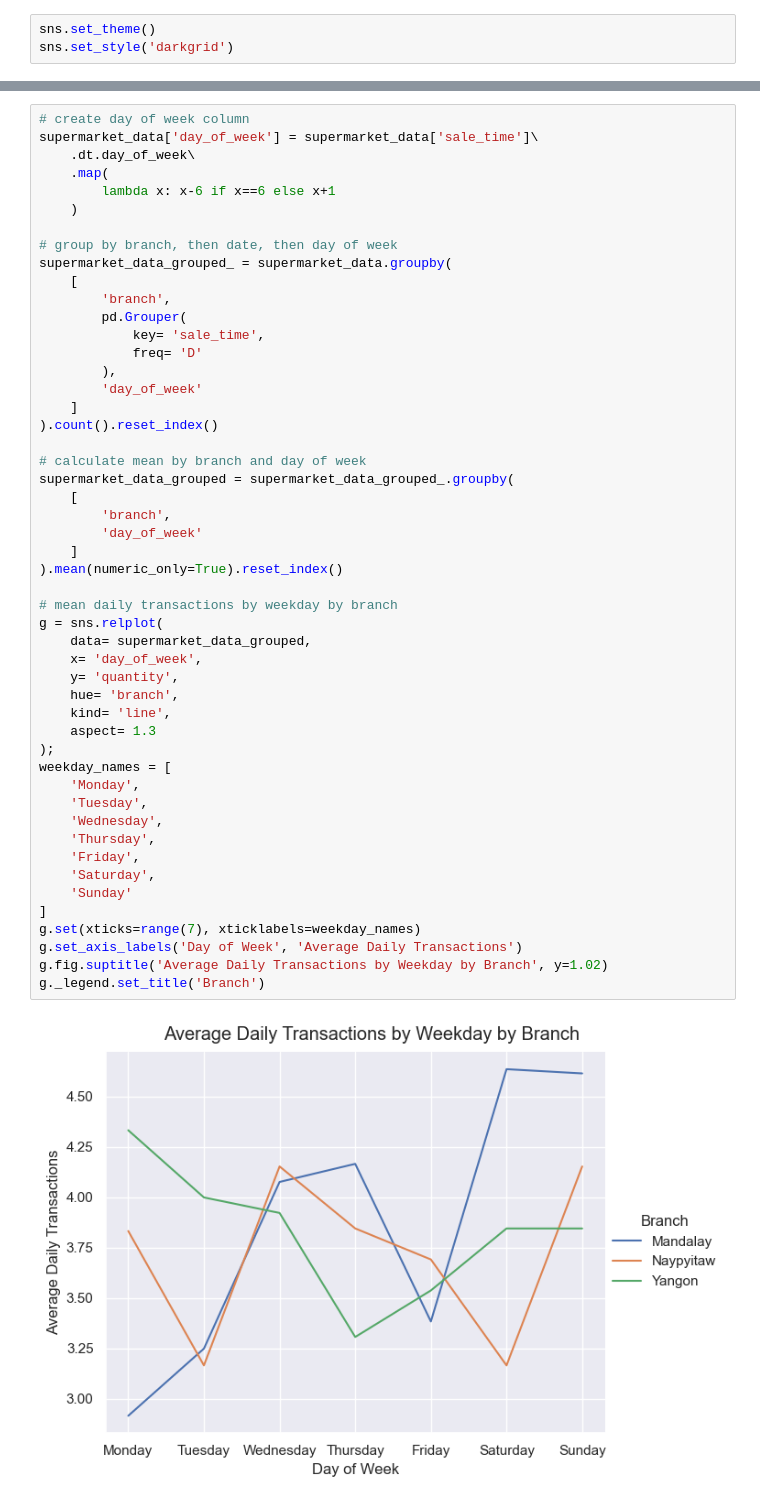
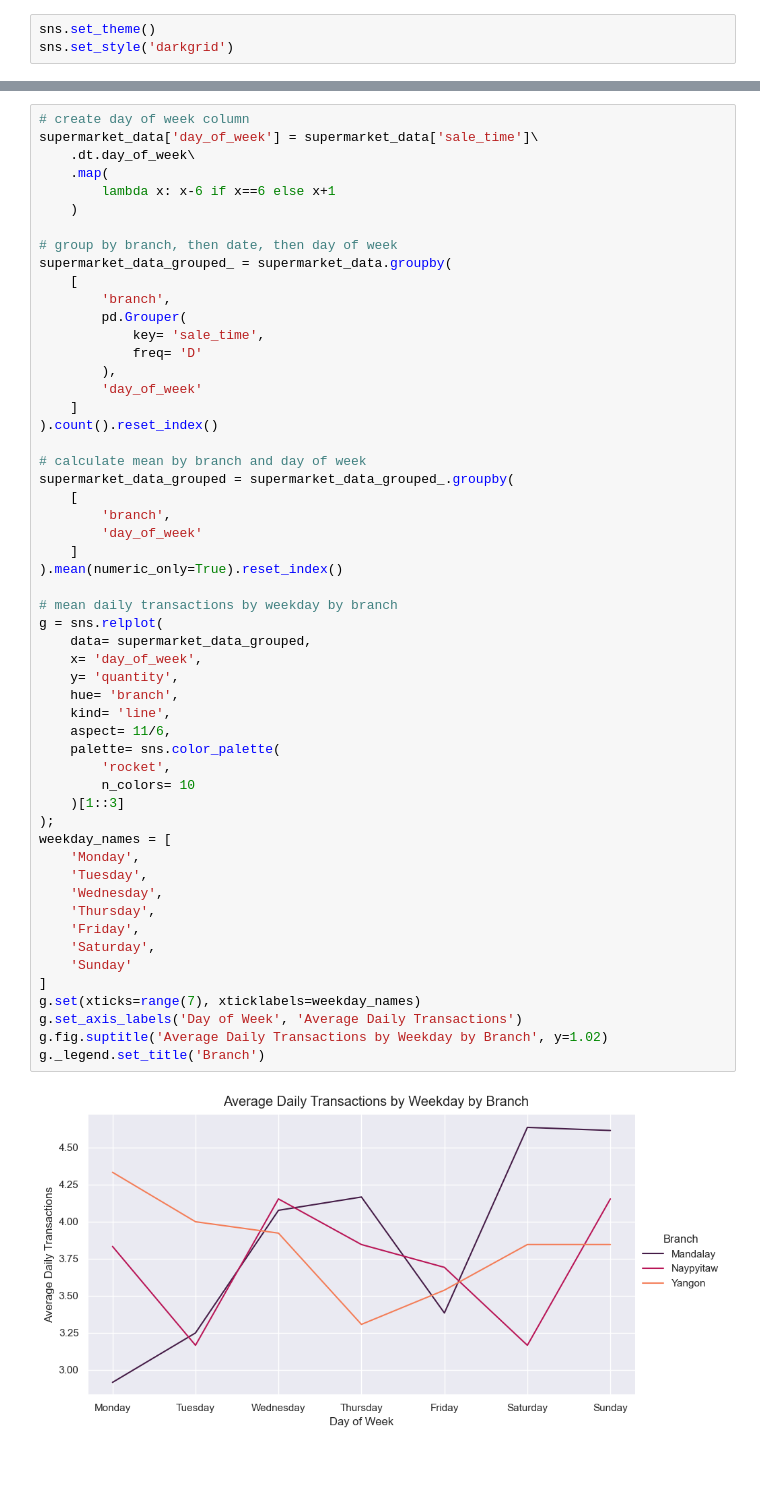
Before and after one commit to zdravoj/data-science-foundations, a Jupyter notebook: Supermarket_Sales/report_prep.ipynb, the cells around one changed output, grey strips where cells are left out. Drawn from its saved outputs; the diff is of its cells as text; blank space fills up the shorter version.

Commit message:
change viz colors to match report

```diff
--- a/Supermarket_Sales/report_prep.ipynb
+++ b/Supermarket_Sales/report_prep.ipynb
@@ -231,32 +242,36 @@ supermarket_data_grouped_ = supermarket_data.groupby(
 # calculate mean by branch and day of week
 supermarket_data_grouped = supermarket_data_grouped_.groupby(
     [
         'branch',
         'day_of_week'
     ]
 ).mean(numeric_only=True).reset_index()
 
 # mean daily transactions by weekday by branch
 g = sns.relplot(
     data= supermarket_data_grouped,
     x= 'day_of_week',
     y= 'quantity',
     hue= 'branch',
     kind= 'line',
-    aspect= 1.3
+    aspect= 11/6,
+    palette= sns.color_palette(
+        'rocket',
+        n_colors= 10
+    )[1::3]
 );
 weekday_names = [
     'Monday',
     'Tuesday',
     'Wednesday',
     'Thursday',
     'Friday',
     'Saturday',
     'Sunday'
 ]
 g.set(xticks=range(7), xticklabels=weekday_names)
 g.set_axis_labels('Day of Week', 'Average Daily Transactions')
 g.fig.suptitle('Average Daily Transactions by Weekday by Branch', y=1.02)
 g._legend.set_title('Branch')
 # %% [output]
-[figure, old version]
+[figure, new version]
```
Also changed, not shown: parts of 5 cells of this notebook.
